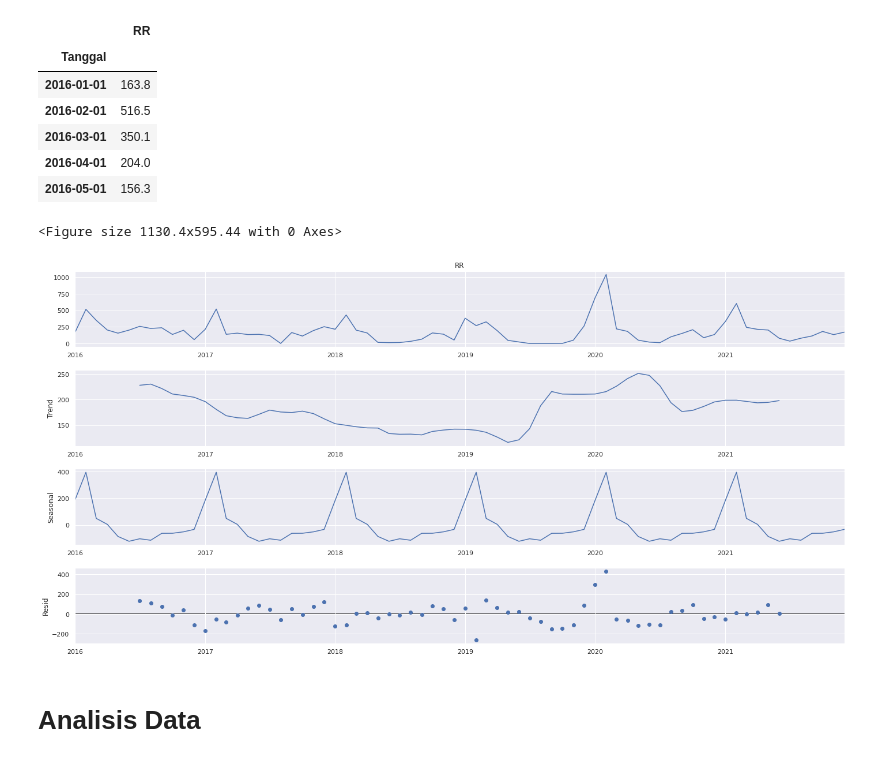
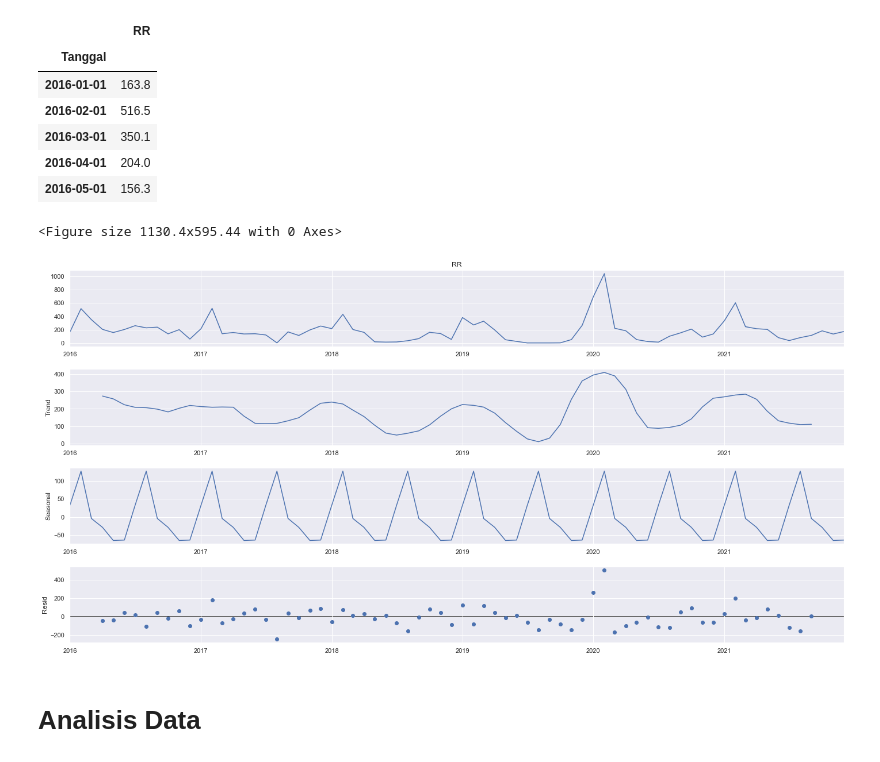
Before and after one commit to RyanB1303/curah_hujan, a Jupyter notebook: curah_hujan_predict_v1.ipynb, the cells around one changed output. Saved outputs shown, nothing was run; the diff lists cells and outputs as text; code cells hidden in the pictures.

```diff
--- a/curah_hujan_predict_v1.ipynb
+++ b/curah_hujan_predict_v1.ipynb
@@ -156,0 +159,3 @@ sns.lineplot(x="Tanggal", y="RR",legend='full' ,data=train_df)
+# %%
+# apply mean
+train_df['Average'] = train_df['RR'].rolling(window=6, center=True).mean()
@@ -169,15 +195,16 @@ train_df.head()
 | 2016-04-01 | 204.0 |
 | 2016-05-01 | 156.3 |
 # %%
+# Mencari sesaonal pada data
 from statsmodels.tsa.seasonal import seasonal_decompose
-result = seasonal_decompose(train_df['RR'], model='additive')
+result = seasonal_decompose(train_df['RR'], model='additive',period=6)
 
 fig = plt.figure()
 fig = result.plot()
 fig.set_size_inches(20,10)
 # %% [output]
 <Figure size 1130.4x595.44 with 0 Axes>
-[figure, old version]
+[figure, new version]
 # %% [markdown]
 # Analisis Data
 # %%
```
Also changed, not shown: parts of 16 cells of this notebook.
